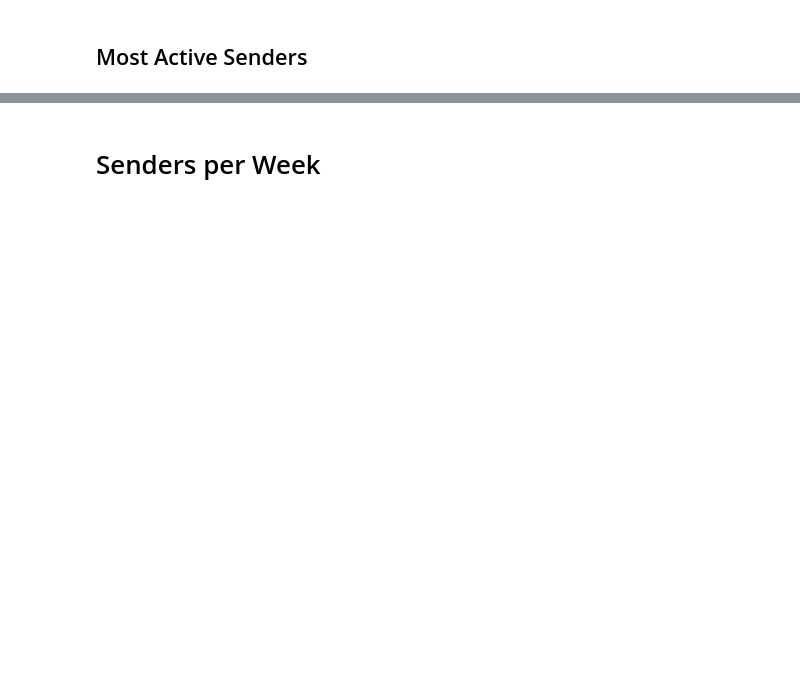
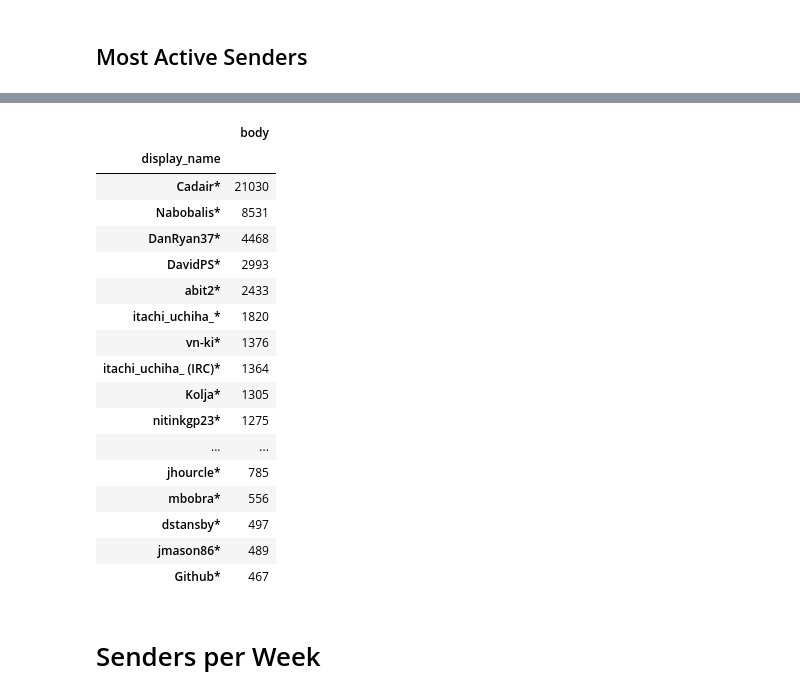
Before and after one commit to Cadair/chat_stats, a Jupyter notebook: astropy_sunpy.ipynb, the cells around one changed output, grey strips where cells are left out. Drawn from its saved outputs; the diff is of its cells as text; code cells hidden in the pictures; blank space fills up the shorter version.

```diff
--- a/astropy_sunpy.ipynb
+++ b/astropy_sunpy.ipynb
@@ -198,0 +200,21 @@ active_senders['astropy']
+# %%
+active_senders['sunpy']
+# %% [output]
+|  | body |
+| display_name |  |
+| Cadair* | 21030 |
+| Nabobalis* | 8531 |
+| DanRyan37* | 4468 |
+| DavidPS* | 2993 |
+| abit2* | 2433 |
+| itachi_uchiha_* | 1820 |
+| vn-ki* | 1376 |
+| itachi_uchiha_ (IRC)* | 1364 |
+| Kolja* | 1305 |
+| nitinkgp23* | 1275 |
+| ... | ... |
+| jhourcle* | 785 |
+| mbobra* | 556 |
+| dstansby* | 497 |
+| jmason86* | 489 |
+| Github* | 467 |
```
Also changed, not shown: parts of 15 cells of this notebook, 2 other files.
